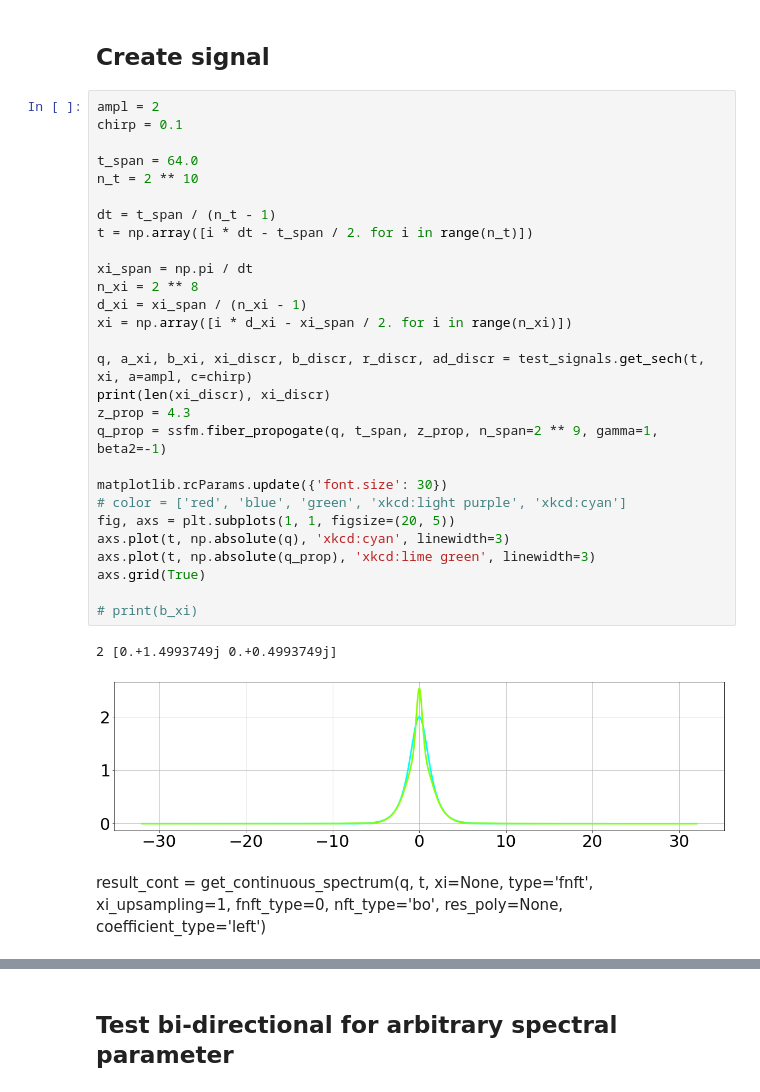
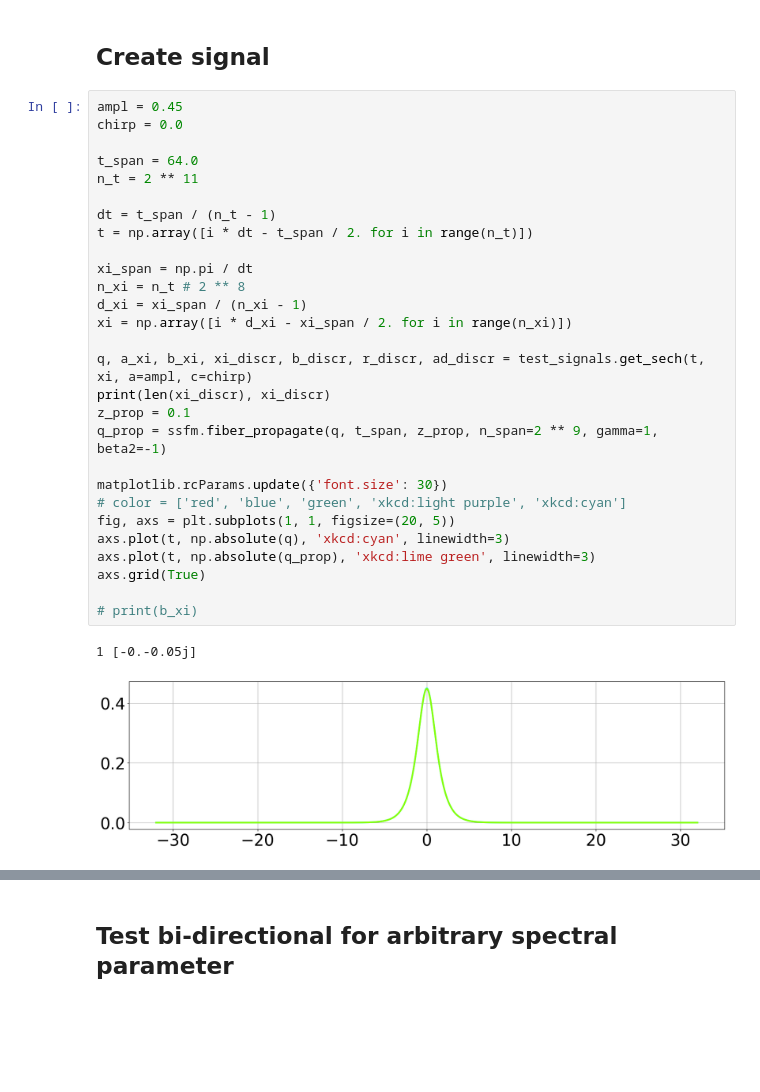
Before and after one commit to esf0/nft-processing, a Jupyter notebook: notebooks/test_nft_functions.ipynb, the cells around one changed output, grey strips where cells are left out. Drawn from its saved outputs; the diff is of its cells as text; blank space fills up the shorter version.

Commit message:
SSFM, TIB

```diff
--- a/notebooks/test_nft_functions.ipynb
+++ b/notebooks/test_nft_functions.ipynb
@@ -37,35 +38,33 @@ from pjt import pjt
 # %% [markdown]
 ## Create signal
 # %%
-ampl = 2
-chirp = 0.1
+ampl = 0.45
+chirp = 0.0
 
 t_span = 64.0
-n_t = 2 ** 10
+n_t = 2 ** 11
 
 dt = t_span / (n_t - 1)
 t = np.array([i * dt - t_span / 2. for i in range(n_t)])
 
 xi_span = np.pi / dt
-n_xi = 2 ** 8
+n_xi = n_t # 2 ** 8
 d_xi = xi_span / (n_xi - 1)
 xi = np.array([i * d_xi - xi_span / 2. for i in range(n_xi)])
 
 q, a_xi, b_xi, xi_discr, b_discr, r_discr, ad_discr = test_signals.get_sech(t, xi, a=ampl, c=chirp)
 print(len(xi_discr), xi_discr)
-z_prop = 4.3
-q_prop = ssfm.fiber_propogate(q, t_span, z_prop, n_span=2 ** 9, gamma=1, beta2=-1)
+z_prop = 0.1
+q_prop = ssfm.fiber_propagate(q, t_span, z_prop, n_span=2 ** 9, gamma=1, beta2=-1)
 
 matplotlib.rcParams.update({'font.size': 30})
 # color = ['red', 'blue', 'green', 'xkcd:light purple', 'xkcd:cyan']
 fig, axs = plt.subplots(1, 1, figsize=(20, 5))
 axs.plot(t, np.absolute(q), 'xkcd:cyan', linewidth=3)
 axs.plot(t, np.absolute(q_prop), 'xkcd:lime green', linewidth=3)
 axs.grid(True)
 
 # print(b_xi)
 # %% [output]
-2 [0.+1.4993749j 0.+0.4993749j]
+1 [-0.-0.05j]
-[figure, old version]
+[figure, new version]
-# %% [markdown]
-result_cont = get_continuous_spectrum(q, t, xi=None, type='fnft', xi_upsampling=1, fnft_type=0, nft_type='bo', res_poly=None, coefficient_type='left')
```
Also changed, not shown: parts of 9 cells of this notebook, 5 other files.
